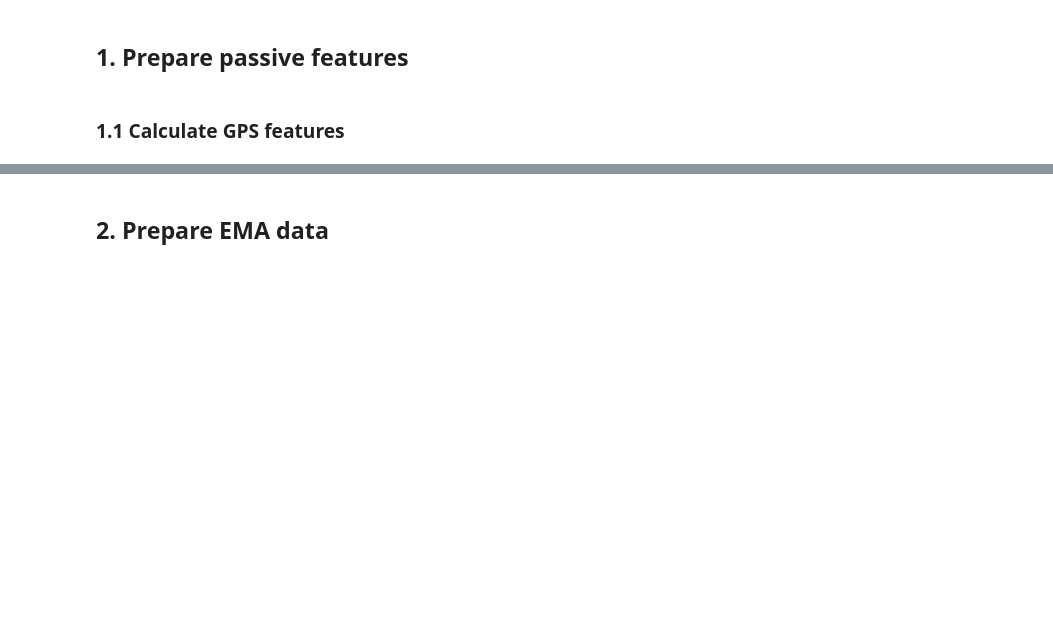
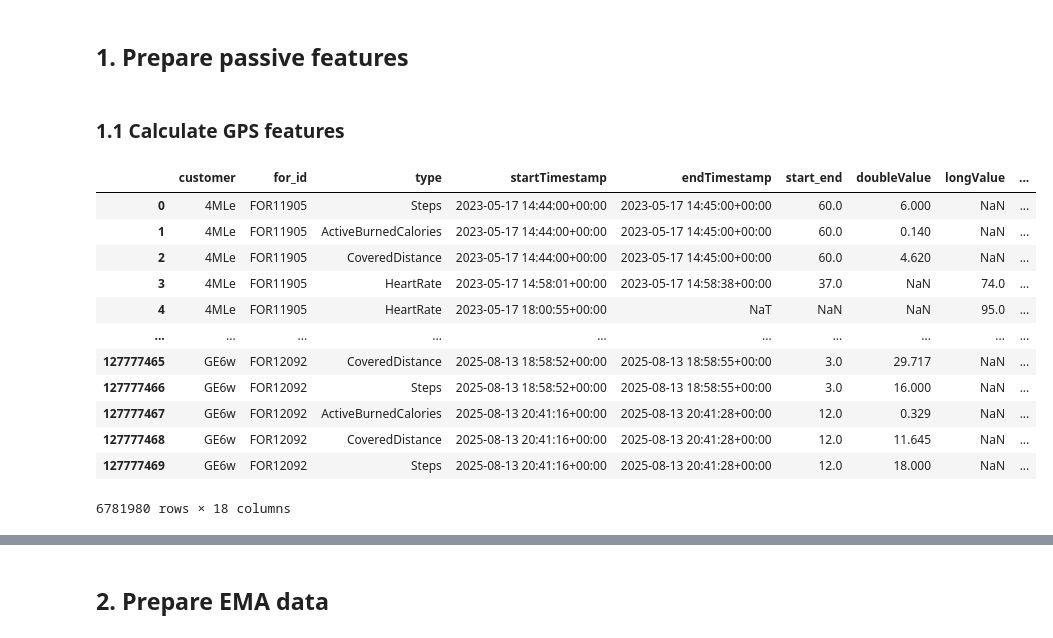
Before and after one commit to leona-ha/preact_digital, a Jupyter notebook: notebooks/03_JITAI_Preprocess.ipynb, the cells around one changed output, grey strips where cells are left out. Drawn from its saved outputs; the diff is of its cells as text; code cells hidden in the pictures; blank space fills up the shorter version.

```diff
--- a/notebooks/03_JITAI_Preprocess.ipynb
+++ b/notebooks/03_JITAI_Preprocess.ipynb
@@ -137,0 +139,2 @@ df_piv = df_piv.loc[df_piv.assess==0] # first assessment phase
+# %%
+df_sit = df_ema[df_ema.quest_title =="situation1"]
@@ -137,0 +170,23 @@ df_piv = df_piv.loc[df_piv.assess==0] # first assessment phase
+# %%
+df_sit['situation1_simplified'] = df_sit['situation1'].map(situation_mapping)
+# %%
+df_sit_day = (
+    df_sit[["customer", "unique_day_id", "situation1_simplified"]]
+    .drop_duplicates(subset=["customer", "unique_day_id", "situation1_simplified"])
+    .assign(value=1)
+    .pivot_table(
+        index=["customer", "unique_day_id"],
+        columns="situation1_simplified",
+        values="value",
+        aggfunc="max",
+        fill_value=0
+    )
+    .reset_index()
+)
+
+df_sit_day.columns = [
+    col if col in ["customer", "unique_day_id"] else f"situation1_{col}"
+    for col in df_sit_day.columns
+]
+
+df_sit_day.head()
@@ -137,0 +200,2 @@ df_piv = df_piv.loc[df_piv.assess==0] # first assessment phase
+# %%
+df_piv = df_piv.merge(df_sit_day, on=["customer", "unique_day_id"], how="left")
@@ -188,3 +258,19 @@ df_pass_act_base = df_pass_act_base.loc[df_pass_act_base.customer.isin(valid_cus
 #df_pass_act_base.endTimestamp = (pd.to_datetime(df_pass_act_base.endTimestamp, utc=True, errors="coerce") + off).dt.tz_localize(None)
 # %% [markdown]
 ### 1.1 Calculate GPS features
+# %%
+df_pass_act_base
+# %% [output]
+|  | customer | for_id | type | startTimestamp | endTimestamp | start_end | doubleValue | longValue | ... |
+| 0 | 4MLe | FOR11905 | Steps | 2023-05-17 14:44:00+00:00 | 2023-05-17 14:45:00+00:00 | 60.0 | 6.000 | NaN | ... |
+| 1 | 4MLe | FOR11905 | ActiveBurnedCalories | 2023-05-17 14:44:00+00:00 | 2023-05-17 14:45:00+00:00 | 60.0 | 0.140 | NaN | ... |
+| 2 | 4MLe | FOR11905 | CoveredDistance | 2023-05-17 14:44:00+00:00 | 2023-05-17 14:45:00+00:00 | 60.0 | 4.620 | NaN | ... |
+| 3 | 4MLe | FOR11905 | HeartRate | 2023-05-17 14:58:01+00:00 | 2023-05-17 14:58:38+00:00 | 37.0 | NaN | 74.0 | ... |
+| 4 | 4MLe | FOR11905 | HeartRate | 2023-05-17 18:00:55+00:00 | NaT | NaN | NaN | 95.0 | ... |
+| ... | ... | ... | ... | ... | ... | ... | ... | ... | ... |
+| 127777465 | GE6w | FOR12092 | CoveredDistance | 2025-08-13 18:58:52+00:00 | 2025-08-13 18:58:55+00:00 | 3.0 | 29.717 | NaN | ... |
+| 127777466 | GE6w | FOR12092 | Steps | 2025-08-13 18:58:52+00:00 | 2025-08-13 18:58:55+00:00 | 3.0 | 16.000 | NaN | ... |
+| 127777467 | GE6w | FOR12092 | ActiveBurnedCalories | 2025-08-13 20:41:16+00:00 | 2025-08-13 20:41:28+00:00 | 12.0 | 0.329 | NaN | ... |
+| 127777468 | GE6w | FOR12092 | CoveredDistance | 2025-08-13 20:41:16+00:00 | 2025-08-13 20:41:28+00:00 | 12.0 | 11.645 | NaN | ... |
+| 127777469 | GE6w | FOR12092 | Steps | 2025-08-13 20:41:16+00:00 | 2025-08-13 20:41:28+00:00 | 12.0 | 18.000 | NaN | ... |
+6781980 rows × 18 columns
```
Also changed, not shown: parts of 47 cells of this notebook, 8 other files.
